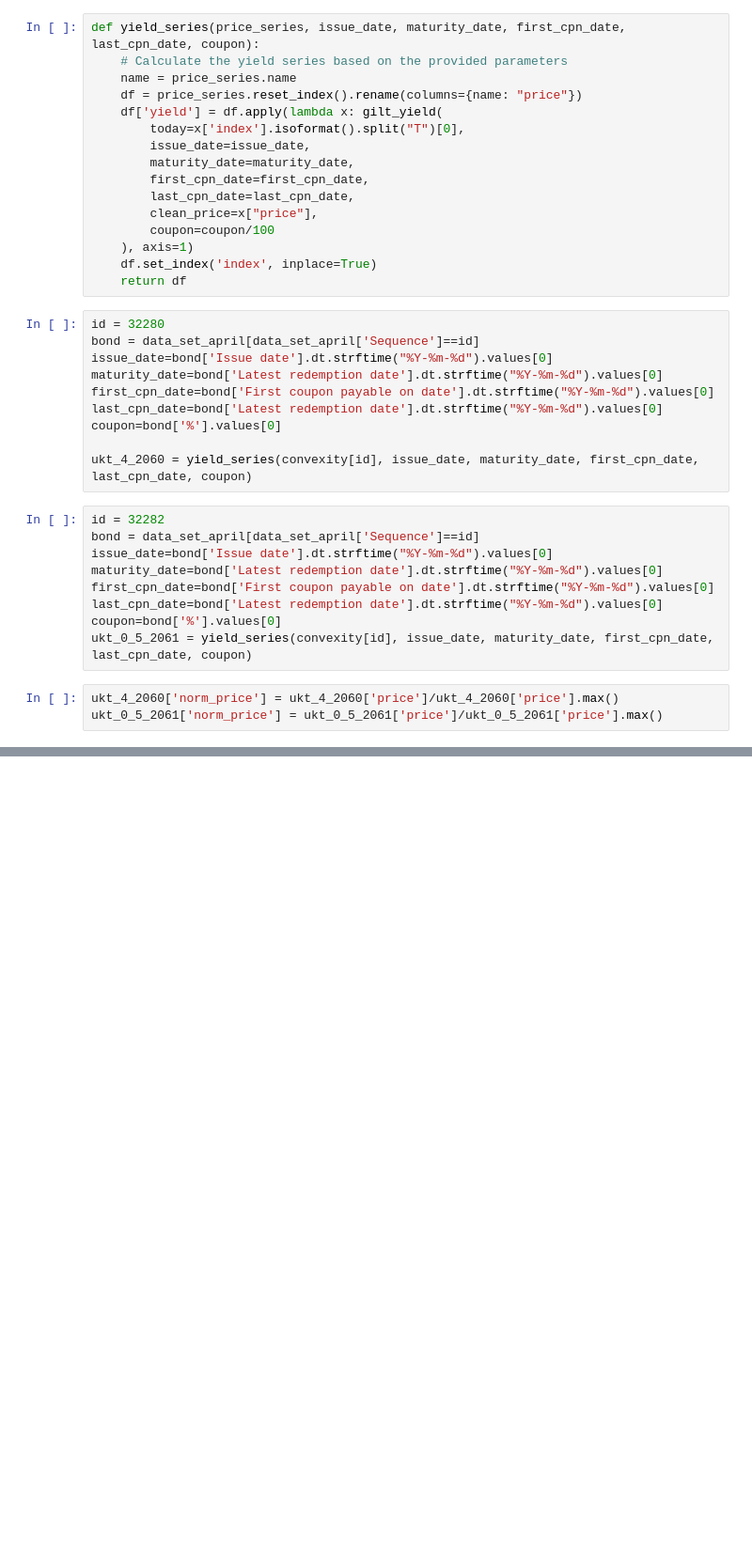
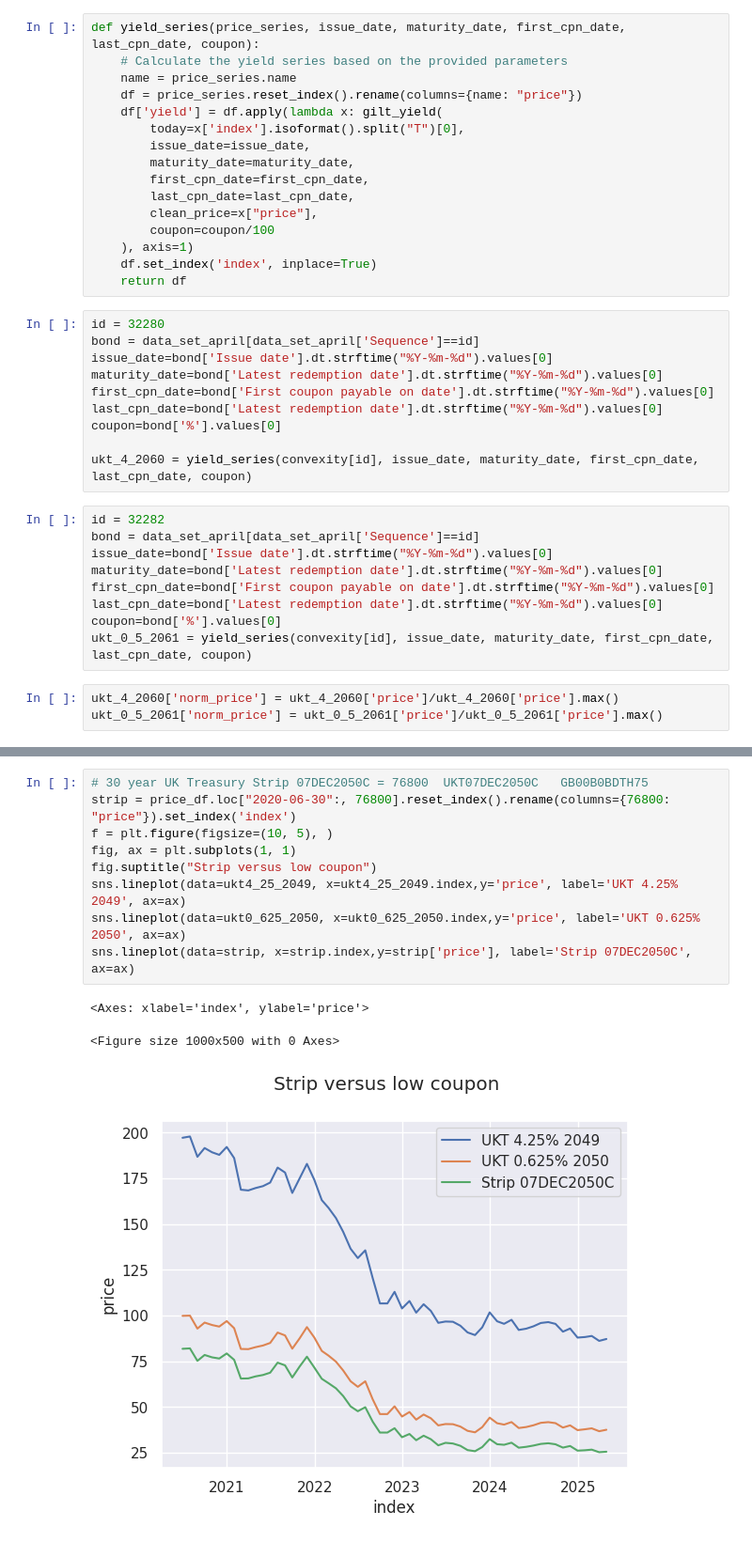
Before and after one commit to cormach/economy, a Jupyter notebook: lme.ipynb, the cells around one changed output, grey strips where cells are left out. Shown at 94% size. Saved outputs shown, nothing was run; the diff lists cells and outputs as text; blank space fills up the shorter version.

```diff
--- a/lme.ipynb
+++ b/lme.ipynb
@@ -309,0 +499,13 @@ ukt_0_5_2061.tail()
+# %%
+# 30 year UK Treasury Strip 07DEC2050C = 76800	UKT07DEC2050C	GB00B0BDTH75
+strip = price_df.loc["2020-06-30":, 76800].reset_index().rename(columns={76800: "price"}).set_index('index')
+f = plt.figure(figsize=(10, 5), )
+fig, ax = plt.subplots(1, 1)
+fig.suptitle("Strip versus low coupon")
+sns.lineplot(data=ukt4_25_2049, x=ukt4_25_2049.index,y='price', label='UKT 4.25% 2049', ax=ax)
+sns.lineplot(data=ukt0_625_2050, x=ukt0_625_2050.index,y='price', label='UKT 0.625% 2050', ax=ax)
+sns.lineplot(data=strip, x=strip.index,y=strip['price'], label='Strip 07DEC2050C', ax=ax)
+# %% [output]
+<Axes: xlabel='index', ylabel='price'>
+<Figure size 1000x500 with 0 Axes>
+[figure, added]
```
Also changed, not shown: parts of 76 cells of this notebook, 1 other file.
